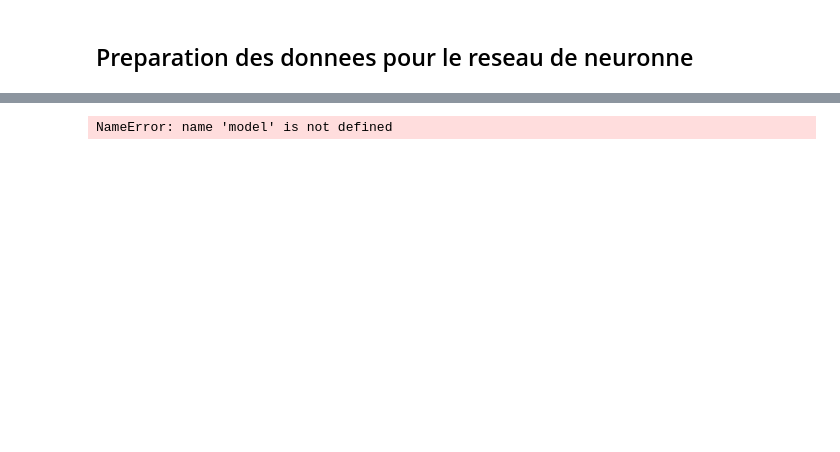
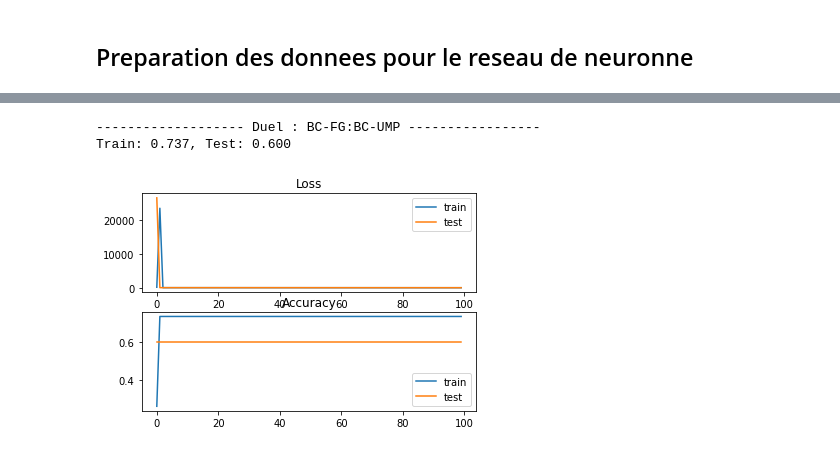
Before and after one commit to Anatharr/elections, a Jupyter notebook: models/Stilection_Bvot_model.ipynb, the cells around one changed output, grey strips where cells are left out. Drawn from its saved outputs; the diff is of its cells as text; code cells hidden in the pictures; blank space fills up the shorter version.

Commit message:
Attempt to create all models

```diff
--- a/models/Stilection_Bvot_model.ipynb
+++ b/models/Stilection_Bvot_model.ipynb
@@ -183,7 +195,7 @@ def prepareInputDataExploded(data):
     voix = voix.divide(exprimes, axis=0)
     X = pd.concat([stats, voix], axis=1)
     X.index = pd.MultiIndex.from_frame(ids)
-    return X.sort_values(['CODDPT', 'CODCAN', 'CODSUBCOM', 'CODBURVOT'])
+    return X.sort_values(['CODDPT', 'CODCAN', 'CODSUBCOM', 'CODBURVOT']).fillna(0)
 
 def getAllNuances(data, colNuance='CODNUA', fmt='exploded'):
     if fmt not in ['exploded', 'line']:
@@ -228,4 +240,4 @@ def prepareLabelsExploded(data, oneHotEncode=False):
 
     # Concat with computed stats and divide voix by exprimes
     y = voix.divide(exprimes['NBREXP'], axis=0)
-    return y
+    return y.fillna(0)
@@ -281,7 +244,6 @@ memory usage: 15.1+ MB
-# %%
-#Selecting data
-
-X_duel, y_duel  = extractDuelRaw(dataT1Bvot, dataT2Bvot , ['BC-SOC', 'BC-UD'] )
+# %%
+def testna(data):
+    return len(data[data.isna().any(axis=1)])
 # %%
 #prepare les donnees
 from sklearn.model_selection import train_test_split
@@ -313,10 +315,16 @@ shape xtrain (3593, 22) shape ytrain (3593, 2) || shape xtest (899, 22) shape yt
 # %%
 tf.keras.backend.clear_session()
 
-model = tf.keras.Sequential()
-model.add(tf.keras.layers.InputLayer(input_shape=(160,)))
-model.add(tf.keras.layers.Dense(64, activation='relu', kernel_initializer='he_uniform'))
-model.add(tf.keras.layers.Dense(20, activation='softmax'))
+models = dict()
+for duel, dataset in datasetDuels.items():
+    X_train, X_test, y_train, y_test = dataset
 
-opt = tf.keras.optimizers.SGD(learning_rate=0.01, momentum=0.9)
-model.compile(loss='categorical_crossentropy', optimizer=opt, metrics=['accuracy'])
+    model = tf.keras.Sequential()
+    model = tf.keras.Sequential()
+    model.add(tf.keras.layers.InputLayer(input_shape=(11,)))
+    model.add(tf.keras.layers.Dense(32, activation='elu'))
+    model.add(tf.keras.layers.Dense(y_train.shape[1], activation='softmax'))
+
+    opt = tf.keras.optimizers.Adagrad(learning_rate=0.001)
+    model.compile(loss='categorical_crossentropy', optimizer='sgd', metrics=['accuracy'])
+    models[duel] = model
@@ -323,22 +341,25 @@ model.compile(loss='categorical_crossentropy', optimizer=opt, metrics=['accuracy
 # %%
-history = model.fit(trainset, y, batch_size=32, validation_data=(testset, y), epochs=100, verbose=0)
+history = model.fit(X_train, y_train, batch_size=64, validation_data=(X_test, y_test), epochs=100, verbose=0)
+print('\n------------------- Duel :', duel, '-----------------')
 
 # evaluate the model
-_, train_acc = model.evaluate(trainset, y, verbose=0)
-_, test_acc = model.evaluate(testset, y, verbose=0)
+_, train_acc = model.evaluate(X_train, y_train, verbose=0)
+_, test_acc = model.evaluate(X_test, y_test, verbose=0)
 print('Train: %.3f, Test: %.3f' % (train_acc, test_acc))
 # plot loss during training
 pyplot.subplot(211)
 pyplot.title('Loss')
 pyplot.plot(history.history['loss'], label='train')
 pyplot.plot(history.history['val_loss'], label='test')
 pyplot.legend()
 # plot accuracy during training
 pyplot.subplot(212)
 pyplot.title('Accuracy')
 pyplot.plot(history.history['accuracy'], label='train')
 pyplot.plot(history.history['val_accuracy'], label='test')
 pyplot.legend()
 pyplot.show()
 # %% [output]
-NameError: name 'model' is not defined
+------------------- Duel : BC-FG:BC-UMP -----------------
+Train: 0.737, Test: 0.600
+[figure, added]
```
Also changed, not shown: parts of 11 cells of this notebook, 2 other files.
